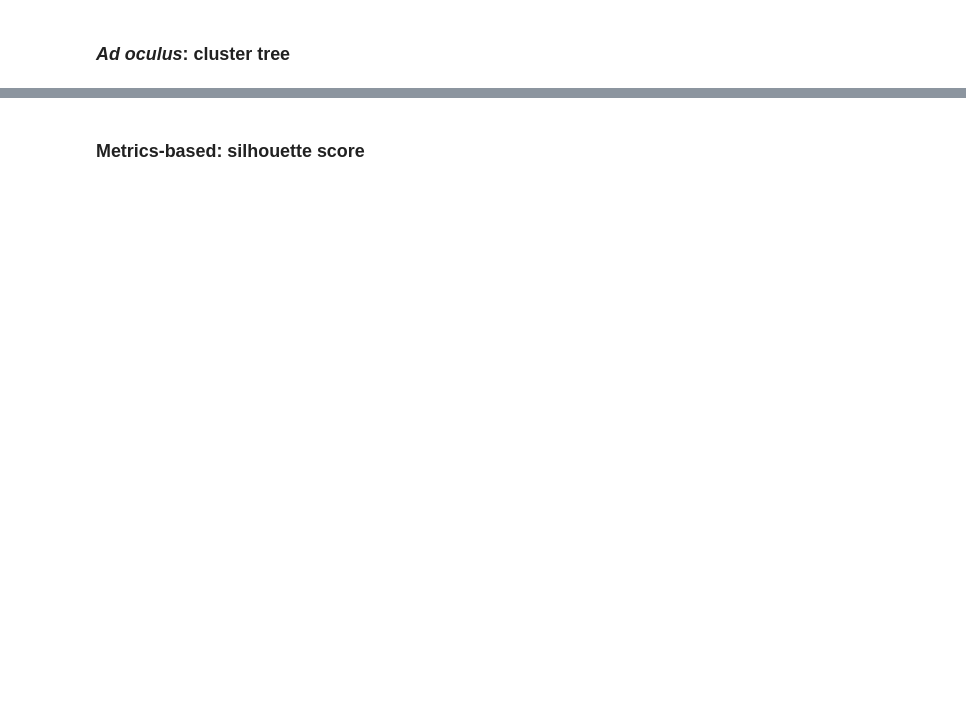
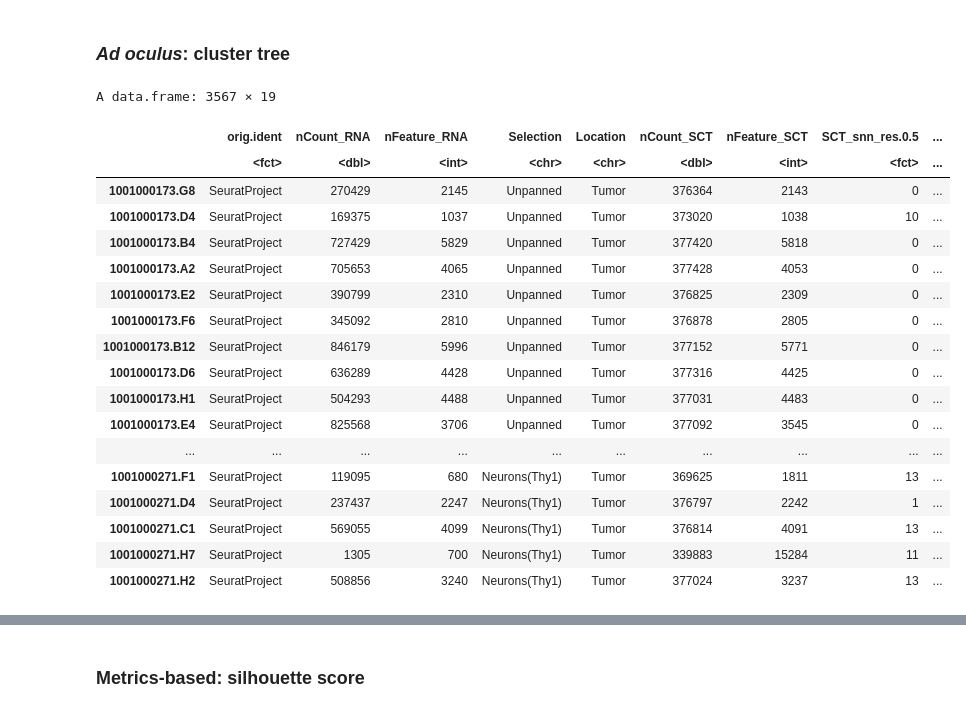
Before and after one commit to GenomicsUA/2025Q1-DAAD-sc-spatial, a Jupyter notebook: Module_2/S12/01_graph_clustering_umap.ipynb, the cells around one changed output, grey strips where cells are left out. Cells and saved outputs as stored; diff of their text form; code cells hidden in the pictures; blank space fills up the shorter version.

```diff
--- a/Module_2/S12/01_graph_clustering_umap.ipynb
+++ b/Module_2/S12/01_graph_clustering_umap.ipynb
@@ -38,5 +109,27 @@ seurat_object <- FindClusters(seurat_object, resolution = resolutions)
 # %% [markdown]
 ### _Ad oculus_: cluster tree
+# %%
+seurat_object@meta.data
+# %% [output]
+A data.frame: 3567 × 19
+|  | orig.ident | nCount_RNA | nFeature_RNA | Selection | Location | nCount_SCT | nFeature_SCT | SCT_snn_res.0.5 | ... |
+|  | <fct> | <dbl> | <int> | <chr> | <chr> | <dbl> | <int> | <fct> | ... |
+| 1001000173.G8 | SeuratProject | 270429 | 2145 | Unpanned | Tumor | 376364 | 2143 | 0 | ... |
+| 1001000173.D4 | SeuratProject | 169375 | 1037 | Unpanned | Tumor | 373020 | 1038 | 10 | ... |
+| 1001000173.B4 | SeuratProject | 727429 | 5829 | Unpanned | Tumor | 377420 | 5818 | 0 | ... |
+| 1001000173.A2 | SeuratProject | 705653 | 4065 | Unpanned | Tumor | 377428 | 4053 | 0 | ... |
+| 1001000173.E2 | SeuratProject | 390799 | 2310 | Unpanned | Tumor | 376825 | 2309 | 0 | ... |
+| 1001000173.F6 | SeuratProject | 345092 | 2810 | Unpanned | Tumor | 376878 | 2805 | 0 | ... |
+| 1001000173.B12 | SeuratProject | 846179 | 5996 | Unpanned | Tumor | 377152 | 5771 | 0 | ... |
+| 1001000173.D6 | SeuratProject | 636289 | 4428 | Unpanned | Tumor | 377316 | 4425 | 0 | ... |
+| 1001000173.H1 | SeuratProject | 504293 | 4488 | Unpanned | Tumor | 377031 | 4483 | 0 | ... |
+| 1001000173.E4 | SeuratProject | 825568 | 3706 | Unpanned | Tumor | 377092 | 3545 | 0 | ... |
+| ... | ... | ... | ... | ... | ... | ... | ... | ... | ... |
+| 1001000271.F1 | SeuratProject | 119095 | 680 | Neurons(Thy1) | Tumor | 369625 | 1811 | 13 | ... |
+| 1001000271.D4 | SeuratProject | 237437 | 2247 | Neurons(Thy1) | Tumor | 376797 | 2242 | 1 | ... |
+| 1001000271.C1 | SeuratProject | 569055 | 4099 | Neurons(Thy1) | Tumor | 376814 | 4091 | 13 | ... |
+| 1001000271.H7 | SeuratProject | 1305 | 700 | Neurons(Thy1) | Tumor | 339883 | 15284 | 11 | ... |
+| 1001000271.H2 | SeuratProject | 508856 | 3240 | Neurons(Thy1) | Tumor | 377024 | 3237 | 13 | ... |
 # %%
 # Draw cluster tree with clustree to assess stability across resolutions
 clustree(seurat_object, prefix = "SCT_snn_res.")
```
Also changed, not shown: parts of 13 cells of this notebook, 5 other files.
